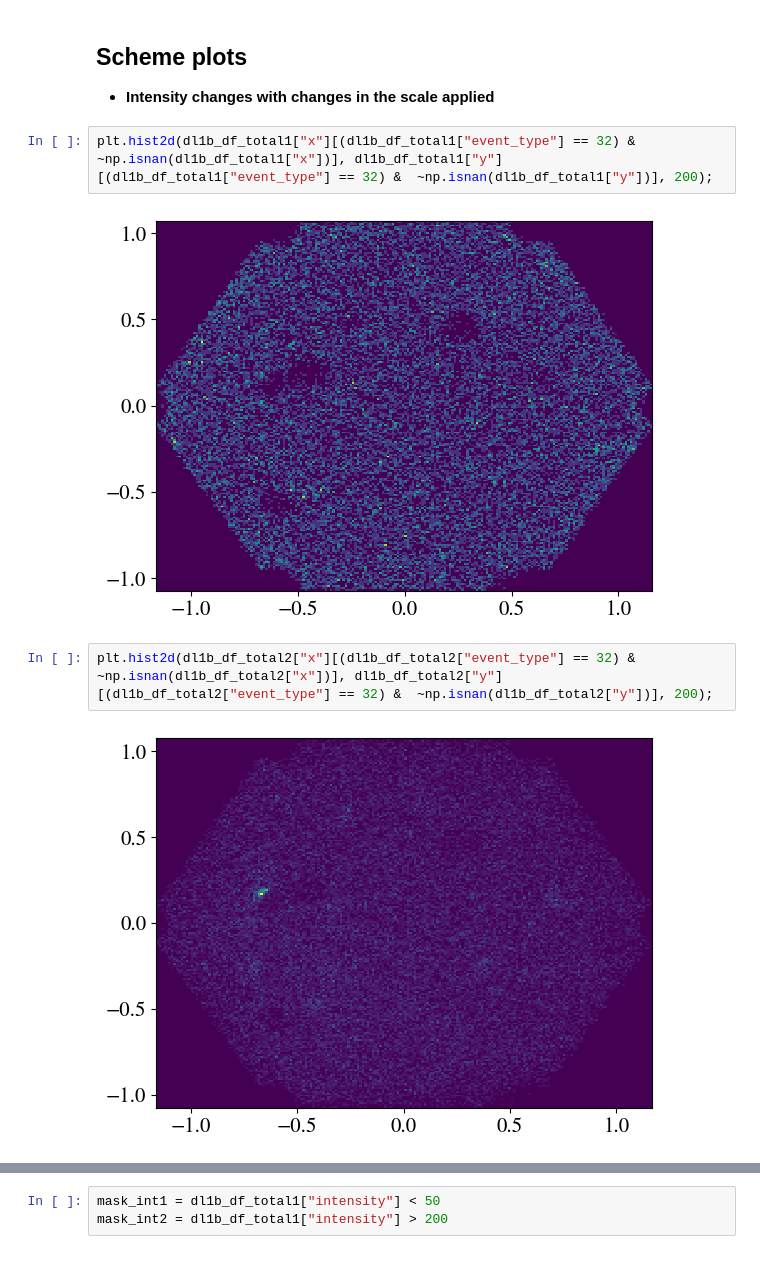
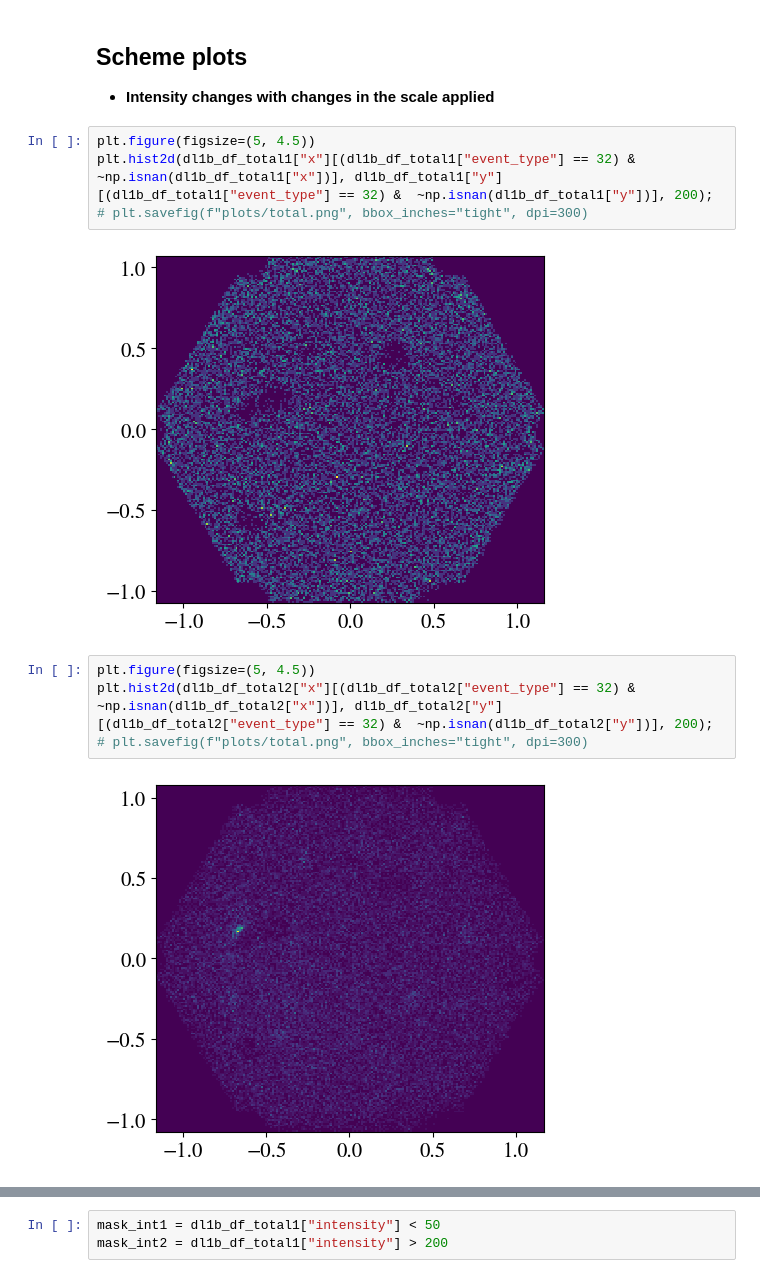
Before and after one commit to juanjq/cosmic_ray_data_correction, a Jupyter notebook: dl2_production/testing_dl1ab_changes.ipynb, the cells around one changed output, grey strips where cells are left out. Saved outputs shown, nothing was run; the diff lists cells and outputs as text.

Commit message:
Updated some plots

```diff
--- a/dl2_production/testing_dl1ab_changes.ipynb
+++ b/dl2_production/testing_dl1ab_changes.ipynb
@@ -397,11 +379,15 @@ Light Yield = 0.992
 ## Scheme plots
 * **Intensity changes with changes in the scale applied**
 # %%
+plt.figure(figsize=(5, 4.5))
 plt.hist2d(dl1b_df_total1["x"][(dl1b_df_total1["event_type"] == 32) & ~np.isnan(dl1b_df_total1["x"])], dl1b_df_total1["y"][(dl1b_df_total1["event_type"] == 32) &  ~np.isnan(dl1b_df_total1["y"])], 200);
+# plt.savefig(f"plots/total.png", bbox_inches="tight", dpi=300)
 # %% [output]
-[figure, old version]
+[figure, new version]
 # %%
+plt.figure(figsize=(5, 4.5))
 plt.hist2d(dl1b_df_total2["x"][(dl1b_df_total2["event_type"] == 32) & ~np.isnan(dl1b_df_total2["x"])], dl1b_df_total2["y"][(dl1b_df_total2["event_type"] == 32) &  ~np.isnan(dl1b_df_total2["y"])], 200);
+# plt.savefig(f"plots/total.png", bbox_inches="tight", dpi=300)
 # %% [output]
-[figure, old version]
+[figure, new version]
 # %%
```
Also changed, not shown: parts of 11 cells of this notebook, 10 other files.
